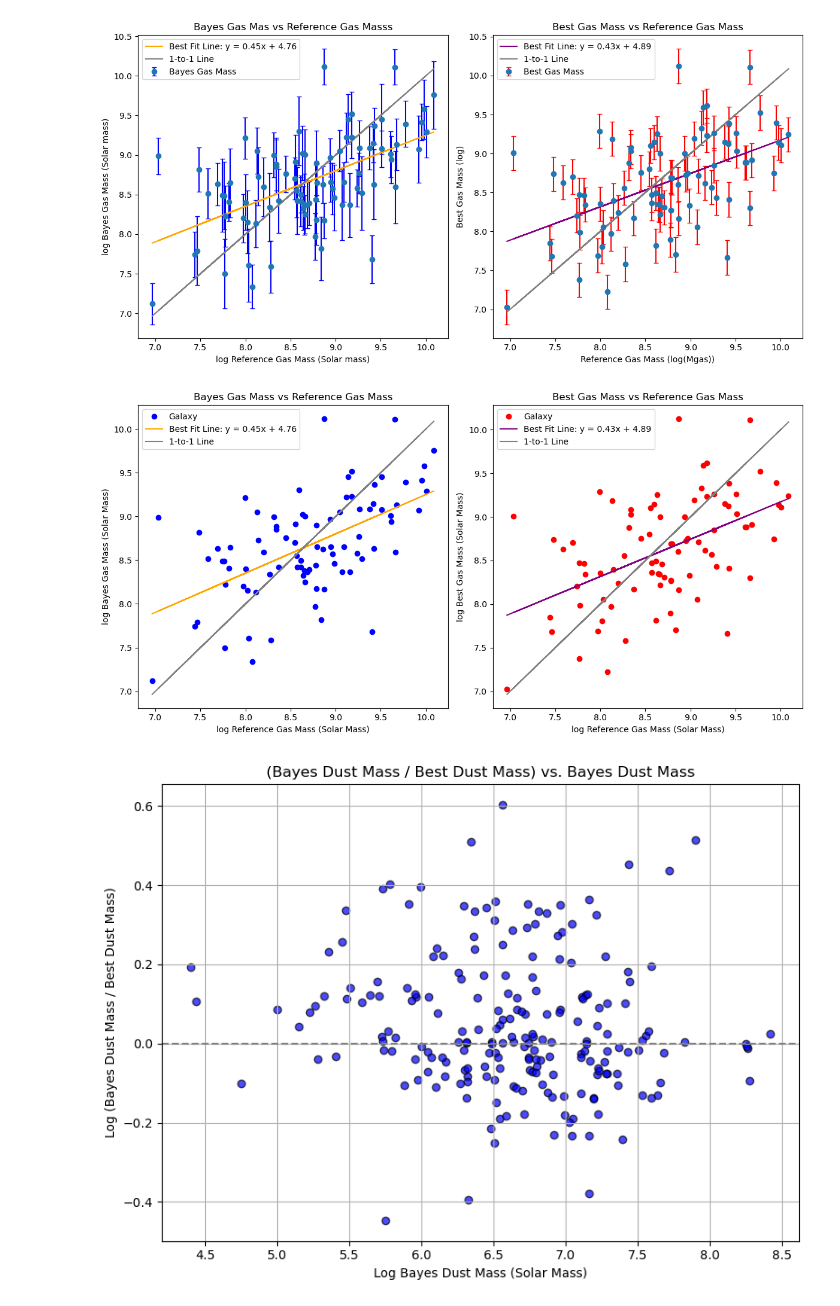
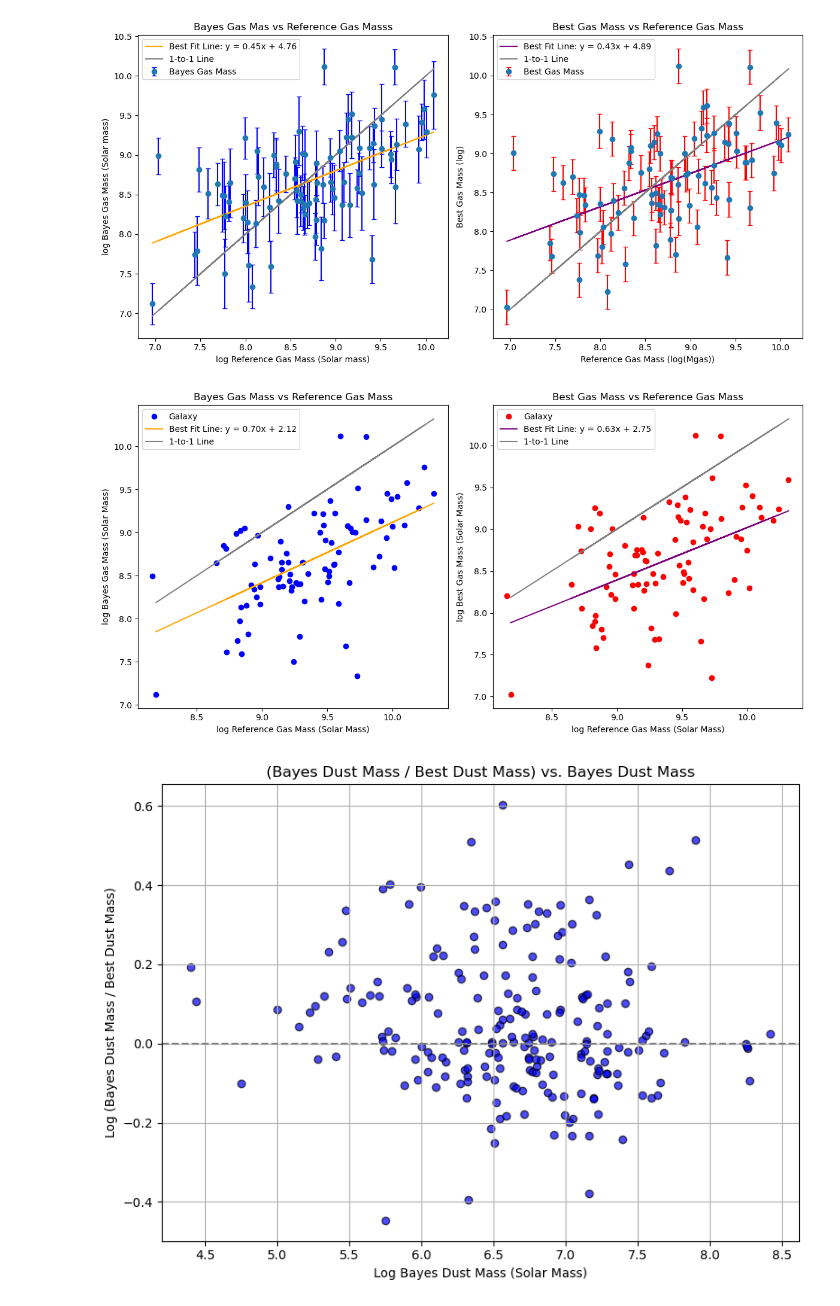
Before and after one commit to Colouss/cigale_analysis, a Jupyter notebook: gas mass extraction.ipynb, the cells around one changed output. Cells and saved outputs as stored; diff of their text form; code cells hidden in the pictures.

```diff
--- a/gas mass extraction.ipynb
+++ b/gas mass extraction.ipynb
@@ -178,7 +181,7 @@ df2 = pd.read_csv(second_csv_file)
 merged_df = pd.merge(df1, df2, left_on='VFID', right_on='id')
 
 # Extract necessary columns for plotting
-Mgas = merged_df['MH2']
+Mgas = merged_df['Mgas']
 
 # Bayes gas mass columns
 bayes_gas_mass = merged_df['log(bayes.gas.mass)']
@@ -197,34 +200,34 @@ slope_best, intercept_best, _, _, _ = linregress(Mgas[valid_best_mask], best_gas
 # Plotting
 plt.figure(figsize=(12, 6))
 
 # Plot 1: Mgas vs bayes_gas_mass
 plt.subplot(1, 2, 1)
 plt.plot(Mgas, bayes_gas_mass, 'o', color='blue', label='Galaxy')
 plt.plot(Mgas, slope_bayes * Mgas + intercept_bayes, color='orange', linestyle='-', label=f'Best Fit Line: y = {slope_bayes:.2f}x + {intercept_bayes:.2f}')
 plt.plot(Mgas, Mgas, color='gray', linestyle='-', label='1-to-1 Line')
 
 plt.xlabel('log Reference Gas Mass (Solar Mass)')
 plt.ylabel('log Bayes Gas Mass (Solar Mass)')
 plt.title('Bayes Gas Mass vs Reference Gas Mass')
 plt.legend()
 
 # Plot 2: Mgas vs best_gas_mass
 plt.subplot(1, 2, 2)
 plt.plot(Mgas, best_gas_mass, 'o', color='red', label='Galaxy')
 plt.plot(Mgas, slope_best * Mgas + intercept_best, color='purple', linestyle='-', label=f'Best Fit Line: y = {slope_best:.2f}x + {intercept_best:.2f}')
 plt.plot(Mgas, Mgas, color='gray', linestyle='-', label='1-to-1 Line')
 
 plt.xlabel('log Reference Gas Mass (Solar Mass)')
 plt.ylabel('log Best Gas Mass (Solar Mass)')
 plt.title('Best Gas Mass vs Reference Gas Mass')
 plt.legend()
 
 # Adjust layout, save, and display
 plt.tight_layout()
 plt.savefig('gas_mass_plot_no_error2.png', dpi=300, bbox_inches='tight')
 plt.show()
 # %% [output]
-[figure, old version]
+[figure, new version]
 # %%
 import os
 import numpy as np
```
Also changed, not shown: parts of 11 cells of this notebook.
